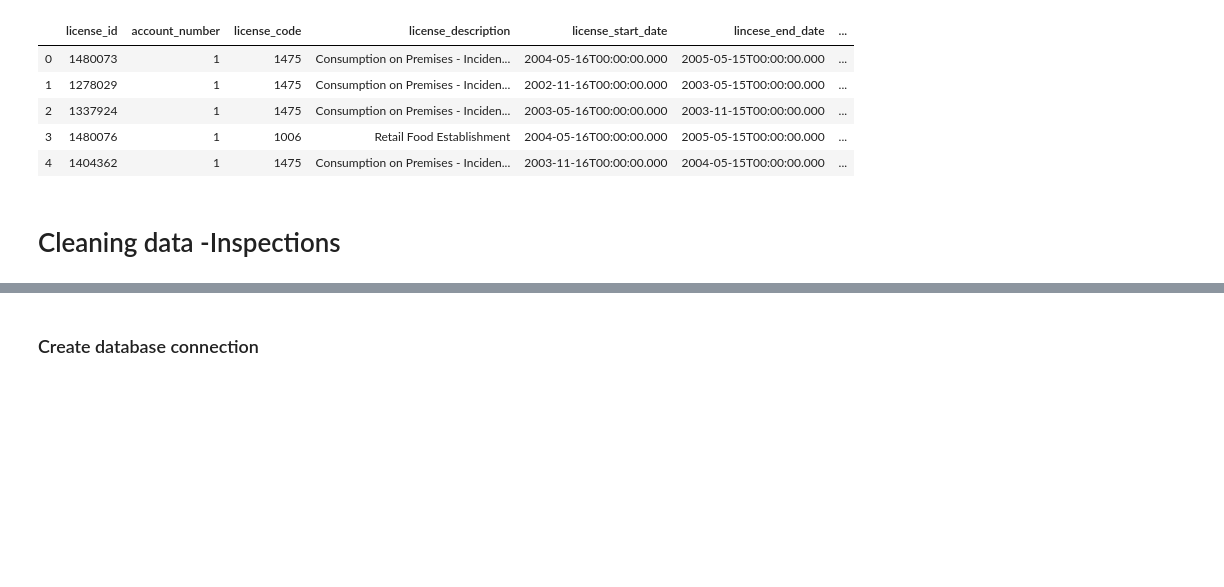
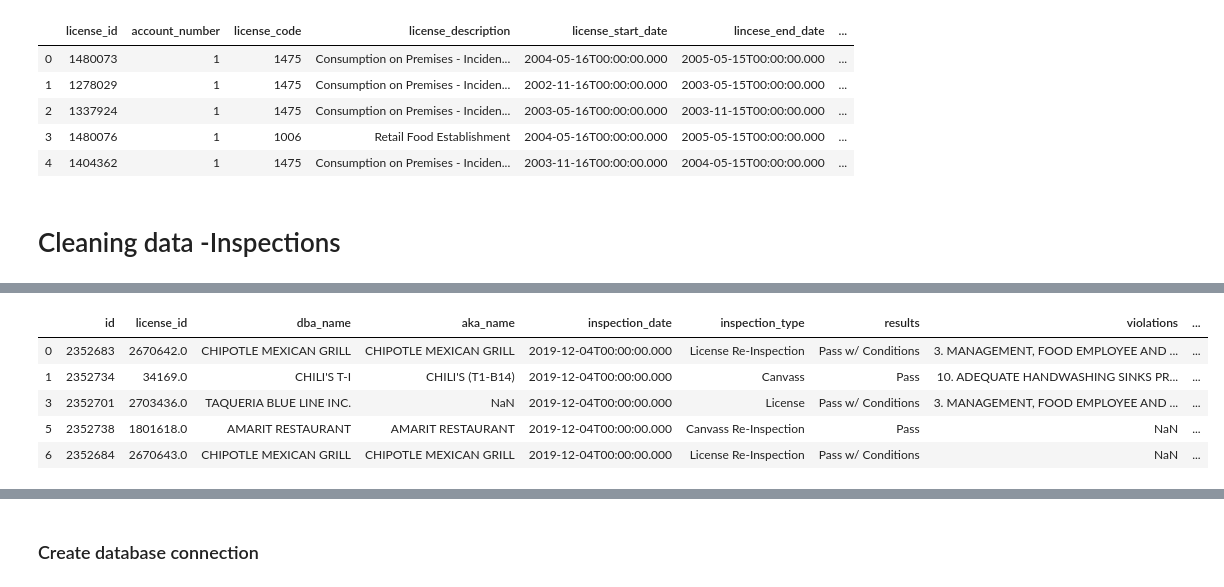
Before and after one commit to Lei-Gu/ETL-Project, a Jupyter notebook: Chicago Resturant Inspection.ipynb, the cells around one changed output, grey strips where cells are left out. Saved outputs shown, nothing was run; the diff lists cells and outputs as text; code cells hidden in the pictures; blank space fills up the shorter version.

```diff
--- a/Chicago Resturant Inspection.ipynb
+++ b/Chicago Resturant Inspection.ipynb
@@ -253,3 +265,13 @@ dtype: int64
+# %%
+inspections_rename = inspections_rename.drop(columns=['risk_level'], axis=1)
+inspections_rename.head()
+# %% [output]
+|  | id | license_id | dba_name | aka_name | inspection_date | inspection_type | results | violations | ... |
+| 0 | 2352683 | 2670642.0 | CHIPOTLE MEXICAN GRILL | CHIPOTLE MEXICAN GRILL | 2019-12-04T00:00:00.000 | License Re-Inspection | Pass w/ Conditions | 3. MANAGEMENT, FOOD EMPLOYEE AND ... | ... |
+| 1 | 2352734 | 34169.0 | CHILI'S T-I | CHILI'S (T1-B14) | 2019-12-04T00:00:00.000 | Canvass | Pass | 10. ADEQUATE HANDWASHING SINKS PR... | ... |
+| 3 | 2352701 | 2703436.0 | TAQUERIA BLUE LINE INC. | NaN | 2019-12-04T00:00:00.000 | License | Pass w/ Conditions | 3. MANAGEMENT, FOOD EMPLOYEE AND ... | ... |
+| 5 | 2352738 | 1801618.0 | AMARIT RESTAURANT | AMARIT RESTAURANT | 2019-12-04T00:00:00.000 | Canvass Re-Inspection | Pass | NaN | ... |
+| 6 | 2352684 | 2670643.0 | CHIPOTLE MEXICAN GRILL | CHIPOTLE MEXICAN GRILL | 2019-12-04T00:00:00.000 | License Re-Inspection | Pass w/ Conditions | NaN | ... |
 # %%
 inspections_1 = inspections_rename.drop_duplicates(subset='id')
 inspections_1.count()
```
Also changed, not shown: parts of 7 cells of this notebook, 1 other file.
